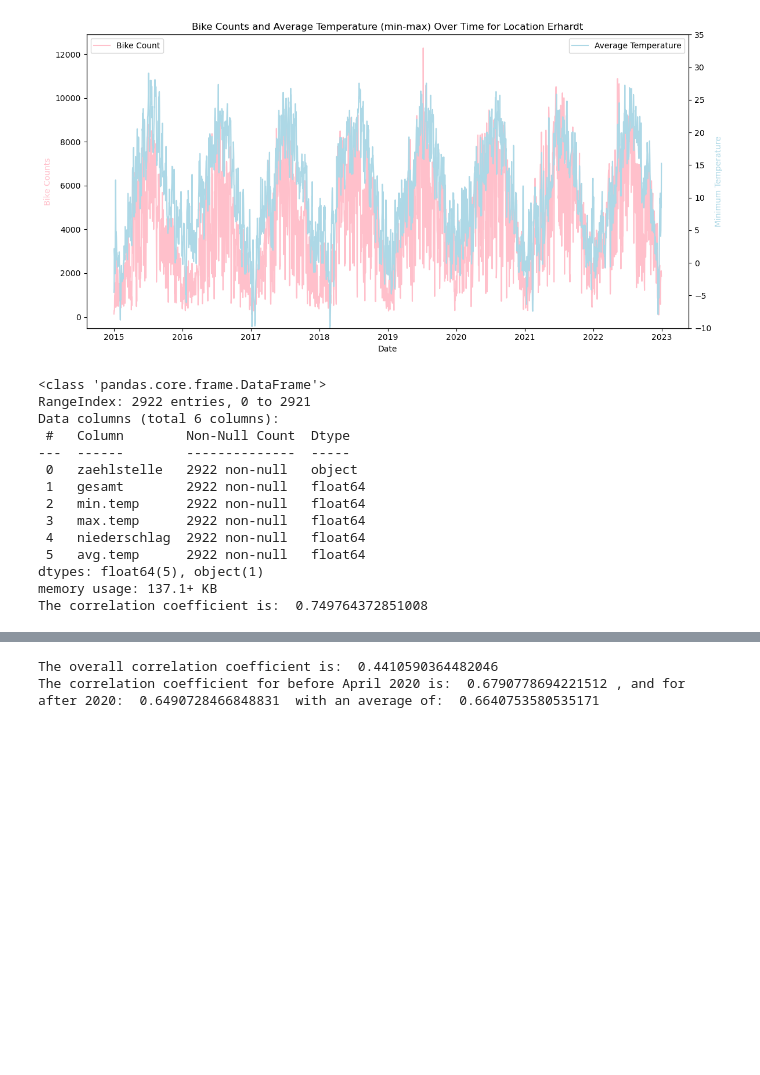
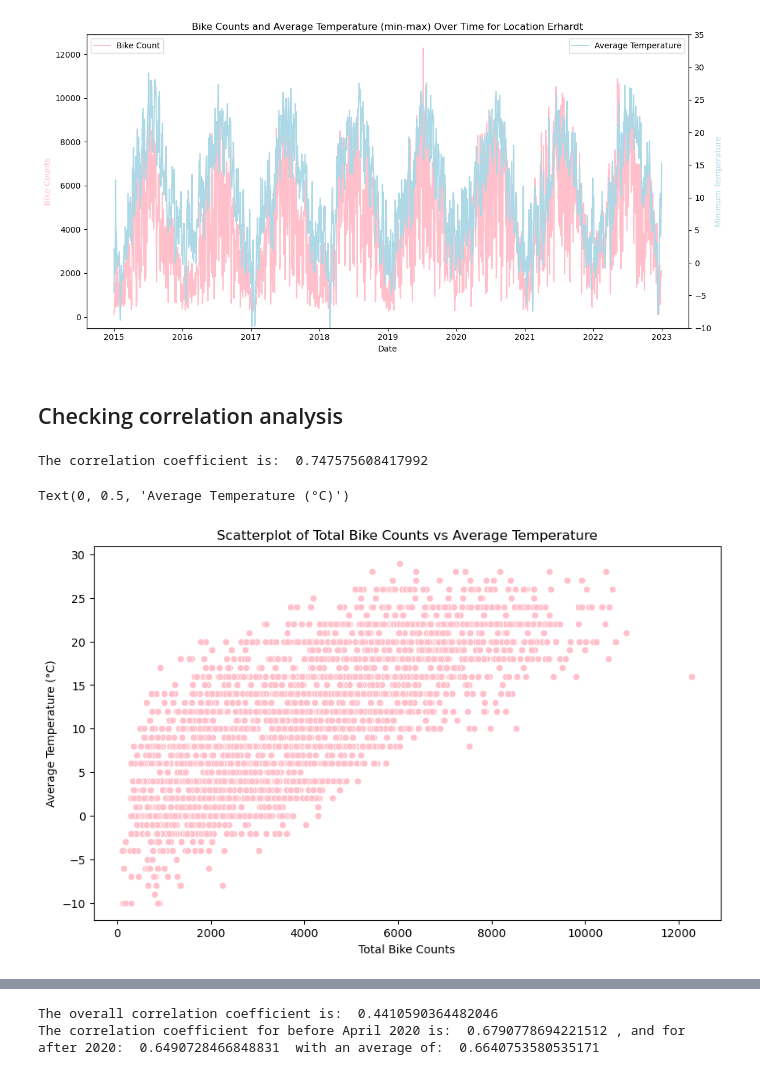
Before and after one commit to cap7586/CaroPeThesis, a Jupyter notebook: Munich_Complete_Analysis/Muc.ipynb, the cells around one changed output, grey strips where cells are left out. Cells and saved outputs as stored; diff of their text form; code cells hidden in the pictures; blank space fills up the shorter version.

```diff
--- a/Munich_Complete_Analysis/Muc.ipynb
+++ b/Munich_Complete_Analysis/Muc.ipynb
@@ -257,26 +258,27 @@ plt.tight_layout()
 plt.show()
 # %% [output]
 [figure]
-# %%
-# Calculate average temperature
-df_location_erhardt['avg.temp'] = (df_location_erhardt['min.temp'] + df_location_erhardt['max.temp']) / 2
-
-df_location_erhardt.info() # There are no nulls at all in this dataset
-
-correlation_coef = df_location_erhardt['gesamt'].corr(df_location_erhardt['avg.temp'])
-print("The correlation coefficient is: ", correlation_coef)
-# %% [output]
-<class 'pandas.core.frame.DataFrame'>
-RangeIndex: 2922 entries, 0 to 2921
-Data columns (total 6 columns):
- #   Column        Non-Null Count  Dtype
----  ------        --------------  -----
- 0   zaehlstelle   2922 non-null   object
- 1   gesamt        2922 non-null   float64
- 2   min.temp      2922 non-null   float64
- 3   max.temp      2922 non-null   float64
- 4   niederschlag  2922 non-null   float64
- 5   avg.temp      2922 non-null   float64
-dtypes: float64(5), object(1)
-memory usage: 137.1+ KB
-The correlation coefficient is:  0.749764372851008
+# %% [markdown]
+## Checking correlation analysis
+# %%
+# Calculate average temperature
+df_location_erhardt['avg.temp'] = (df_location_erhardt['min.temp'] + df_location_erhardt['max.temp']) / 2
+# Round 'min.temp', 'max.temp' and 'avg.temp' columns to 0 decimal places
+df_location_erhardt['min.temp'] = df_location_erhardt['min.temp'].round(0)
+df_location_erhardt['max.temp'] = df_location_erhardt['max.temp'].round(0)
+df_location_erhardt['avg.temp'] = df_location_erhardt['avg.temp'].round(0)
+df_location_erhardt['niederschlag'] = df_location_erhardt['niederschlag'].round(0)
+
+correlation_coef = df_location_erhardt['gesamt'].corr(df_location_erhardt['avg.temp'])
+print("The correlation coefficient is: ", correlation_coef)
+
+plt.figure(figsize=(10, 6))
+sns.scatterplot(data=df_location_erhardt, x='gesamt', y='avg.temp', color='pink')
+
+plt.title('Scatterplot of Total Bike Counts vs Average Temperature')
+plt.xlabel('Total Bike Counts')
+plt.ylabel('Average Temperature (°C)')
+# %% [output]
+The correlation coefficient is:  0.747575608417992
+Text(0, 0.5, 'Average Temperature (°C)')
+[figure, added]
```
Also changed, not shown: parts of 5 cells of this notebook, 6 other files.
